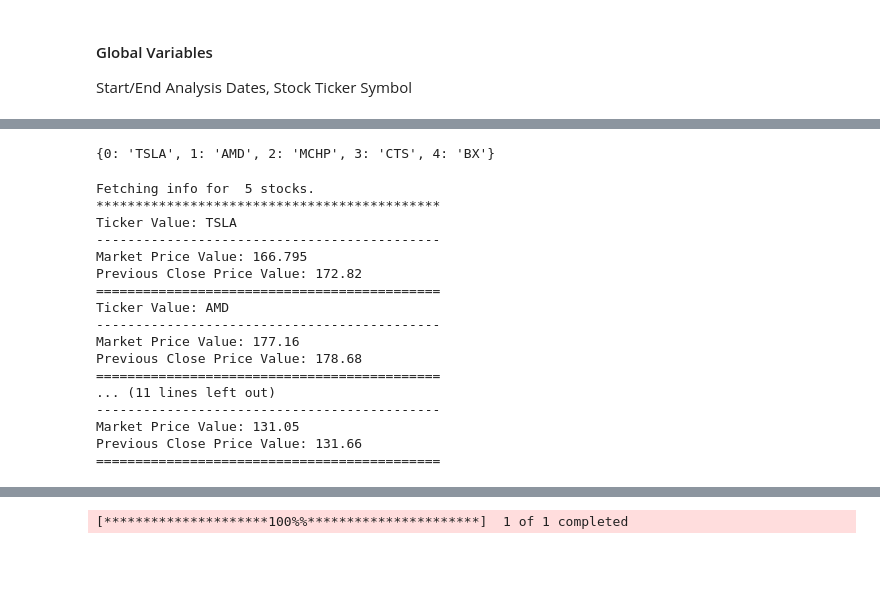
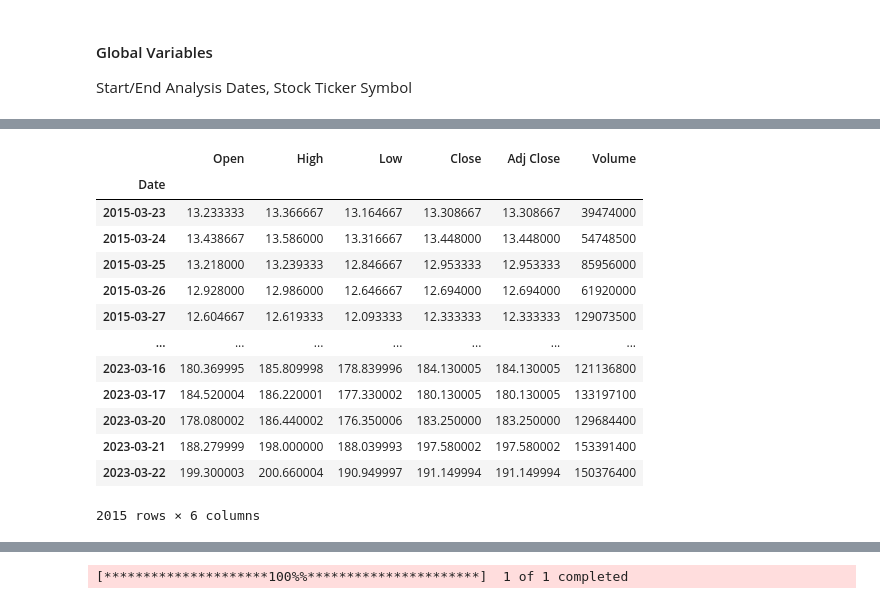
Before and after one commit to rf-shelton/rShelton_Investments, a Jupyter notebook: python/rshelton_stockportfolio_example.ipynb, the cells around one changed output, grey strips where cells are left out. Drawn from its saved outputs; the diff is of its cells as text; code cells hidden in the pictures; blank space fills up the shorter version.

Commit message:
creates a dict of ticker data

```diff
--- a/python/rshelton_stockportfolio_example.ipynb
+++ b/python/rshelton_stockportfolio_example.ipynb
@@ -60,9 +60,10 @@ ticker_dict = {
 }
 # %%
 class rfs_stocks:
+    # saves passed in dictionary
     def __init__(self, ticker_dict):
         self.tickers = ticker_dict
-
+    # used by 'portfolio_details' to print out ticker daily info
     def get_ticker_daily_info(ticker_value):
         ticker = yf.Ticker(ticker_value).info
         marketPrice = ticker['regularMarketOpen']
@@ -72,9 +73,19 @@ class rfs_stocks:
         print('Market Price Value:', marketPrice)
         print('Previous Close Price Value:', previousClosePrice)
         print('============================================')
-
+    # gets ticker daily price and volume details
     def portfolio_details(self):
         print('Fetching info for ',len(ticker_dict),'stocks.')
         print('********************************************')
         for i in range(len(ticker_dict)):
             get_ticker_daily_info(ticker_dict[i])
+    # retrieves stock data from tickers specified in stored ticker dictionary
+    def get_ticker_data(self,start_date,end_date,db=False):
+        self.db=db
+        self.start_date = start_date
+        self.end_date = end_date
+        self.data={}
+        for i in range(len(self.tickers)):
+            if self.db == True:
+                print(self.tickers[i])
+            self.data[self.tickers[i]] = yf.download(self.tickers[i],self.start_date,self.end_date)
@@ -81,25 +106,17 @@ class rfs_stocks:
 # %%
-p1 = rfs_stocks(ticker_dict)
-print(p1.tickers)
+p1.data[p1.tickers[0]]
 # %% [output]
+|  | Open | High | Low | Close | Adj Close | Volume |
+| Date |  |  |  |  |  |  |
+| 2015-03-23 | 13.233333 | 13.366667 | 13.164667 | 13.308667 | 13.308667 | 39474000 |
+| 2015-03-24 | 13.438667 | 13.586000 | 13.316667 | 13.448000 | 13.448000 | 54748500 |
+| 2015-03-25 | 13.218000 | 13.239333 | 12.846667 | 12.953333 | 12.953333 | 85956000 |
+| 2015-03-26 | 12.928000 | 12.986000 | 12.646667 | 12.694000 | 12.694000 | 61920000 |
+| 2015-03-27 | 12.604667 | 12.619333 | 12.093333 | 12.333333 | 12.333333 | 129073500 |
+| ... | ... | ... | ... | ... | ... | ... |
+| 2023-03-16 | 180.369995 | 185.809998 | 178.839996 | 184.130005 | 184.130005 | 121136800 |
+| 2023-03-17 | 184.520004 | 186.220001 | 177.330002 | 180.130005 | 180.130005 | 133197100 |
+| 2023-03-20 | 178.080002 | 186.440002 | 176.350006 | 183.250000 | 183.250000 | 129684400 |
+| 2023-03-21 | 188.279999 | 198.000000 | 188.039993 | 197.580002 | 197.580002 | 153391400 |
+| 2023-03-22 | 199.300003 | 200.660004 | 190.949997 | 191.149994 | 191.149994 | 150376400 |
-{0: 'TSLA', 1: 'AMD', 2: 'MCHP', 3: 'CTS', 4: 'BX'}
+2015 rows × 6 columns
-# %%
-p1.portfolio_details()
-# %% [output]
-Fetching info for  5 stocks.
-********************************************
-Ticker Value: TSLA
---------------------------------------------
-Market Price Value: 166.795
-Previous Close Price Value: 172.82
-============================================
-Ticker Value: AMD
---------------------------------------------
-Market Price Value: 177.16
-Previous Close Price Value: 178.68
-============================================
-... (11 lines left out)
---------------------------------------------
-Market Price Value: 131.05
-Previous Close Price Value: 131.66
-============================================
```
Also changed, not shown: parts of 4 cells of this notebook.
